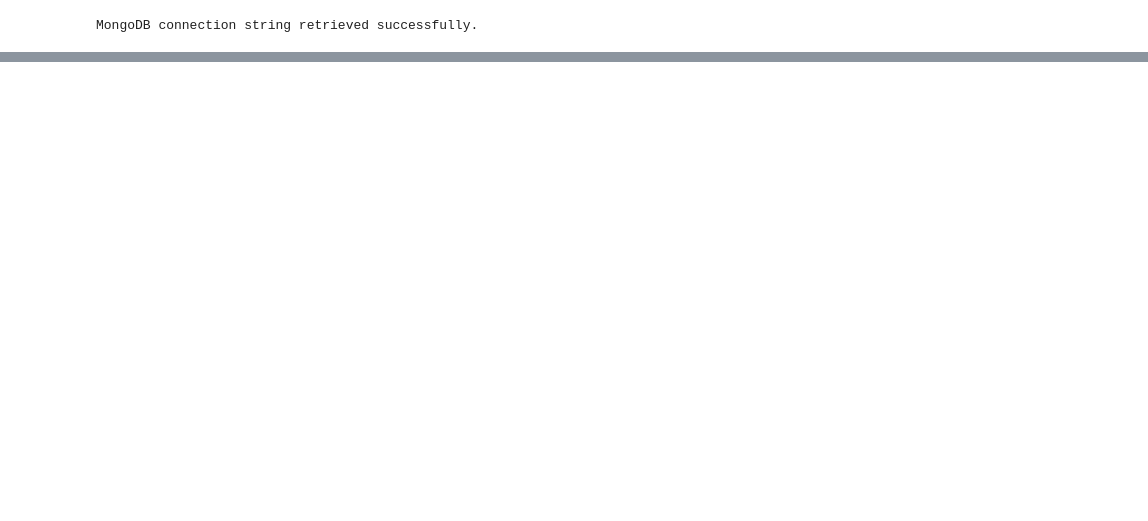
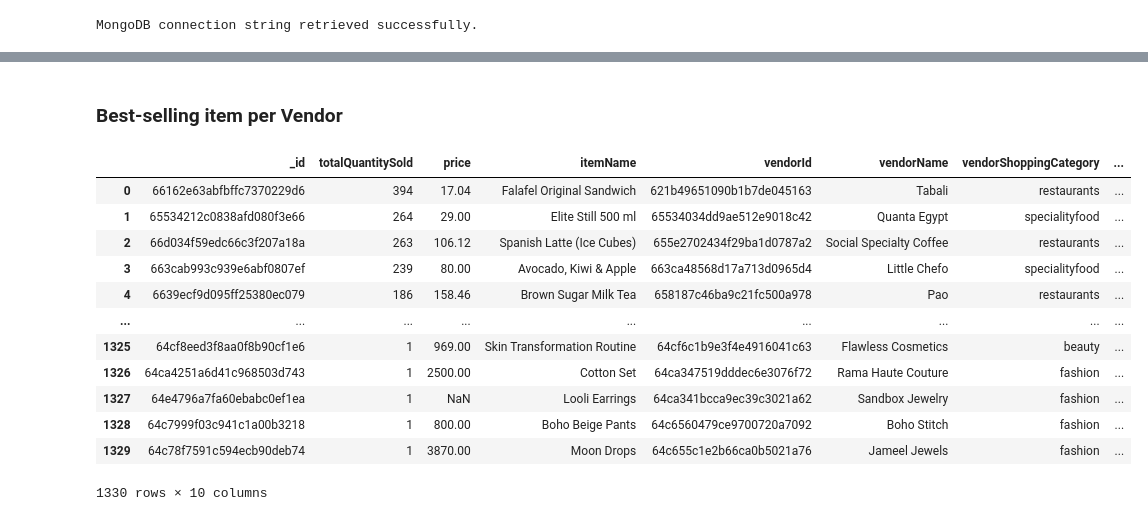
Before and after one commit to Huss8in/etl-mongo-aggregation-runner, a Jupyter notebook: pipelines_report.ipynb, the cells around one changed output, grey strips where cells are left out. Saved outputs shown, nothing was run; the diff lists cells and outputs as text; code cells hidden in the pictures; blank space fills up the shorter version.

```diff
--- a/pipelines_report.ipynb
+++ b/pipelines_report.ipynb
@@ -25,0 +128,20 @@ MongoDB connection string retrieved successfully.
+# %% [markdown]
+### Best-selling item per Vendor
+# %%
+best_selling_per_vendor = bestseller_df.loc[bestseller_df.groupby("vendorId")["totalQuantitySold"].idxmax()]
+best_selling_per_vendor = best_selling_per_vendor.sort_values(by="totalQuantitySold", ascending=False).reset_index(drop=True)
+best_selling_per_vendor
+# %% [output]
+|  | _id | totalQuantitySold | price | itemName | vendorId | vendorName | vendorShoppingCategory | ... |
+| 0 | 66162e63abfbffc7370229d6 | 394 | 17.04 | Falafel Original Sandwich | 621b49651090b1b7de045163 | Tabali | restaurants | ... |
+| 1 | 65534212c0838afd080f3e66 | 264 | 29.00 | Elite Still 500 ml | 65534034dd9ae512e9018c42 | Quanta Egypt | specialityfood | ... |
+| 2 | 66d034f59edc66c3f207a18a | 263 | 106.12 | Spanish Latte (Ice Cubes) | 655e2702434f29ba1d0787a2 | Social Specialty Coffee | restaurants | ... |
+| 3 | 663cab993c939e6abf0807ef | 239 | 80.00 | Avocado, Kiwi & Apple | 663ca48568d17a713d0965d4 | Little Chefo | specialityfood | ... |
+| 4 | 6639ecf9d095ff25380ec079 | 186 | 158.46 | Brown Sugar Milk Tea | 658187c46ba9c21fc500a978 | Pao | restaurants | ... |
+| ... | ... | ... | ... | ... | ... | ... | ... | ... |
+| 1325 | 64cf8eed3f8aa0f8b90cf1e6 | 1 | 969.00 | Skin Transformation Routine | 64cf6c1b9e3f4e4916041c63 | Flawless Cosmetics | beauty | ... |
+| 1326 | 64ca4251a6d41c968503d743 | 1 | 2500.00 | Cotton Set | 64ca347519dddec6e3076f72 | Rama Haute Couture | fashion | ... |
+| 1327 | 64e4796a7fa60ebabc0ef1ea | 1 | NaN | Looli Earrings | 64ca341bcca9ec39c3021a62 | Sandbox Jewelry | fashion | ... |
+| 1328 | 64c7999f03c941c1a00b3218 | 1 | 800.00 | Boho Beige Pants | 64c6560479ce9700720a7092 | Boho Stitch | fashion | ... |
+| 1329 | 64c78f7591c594ecb90deb74 | 1 | 3870.00 | Moon Drops | 64c655c1e2b66ca0b5021a76 | Jameel Jewels | fashion | ... |
+1330 rows × 10 columns
```
Also changed, not shown: parts of 20 cells of this notebook.
